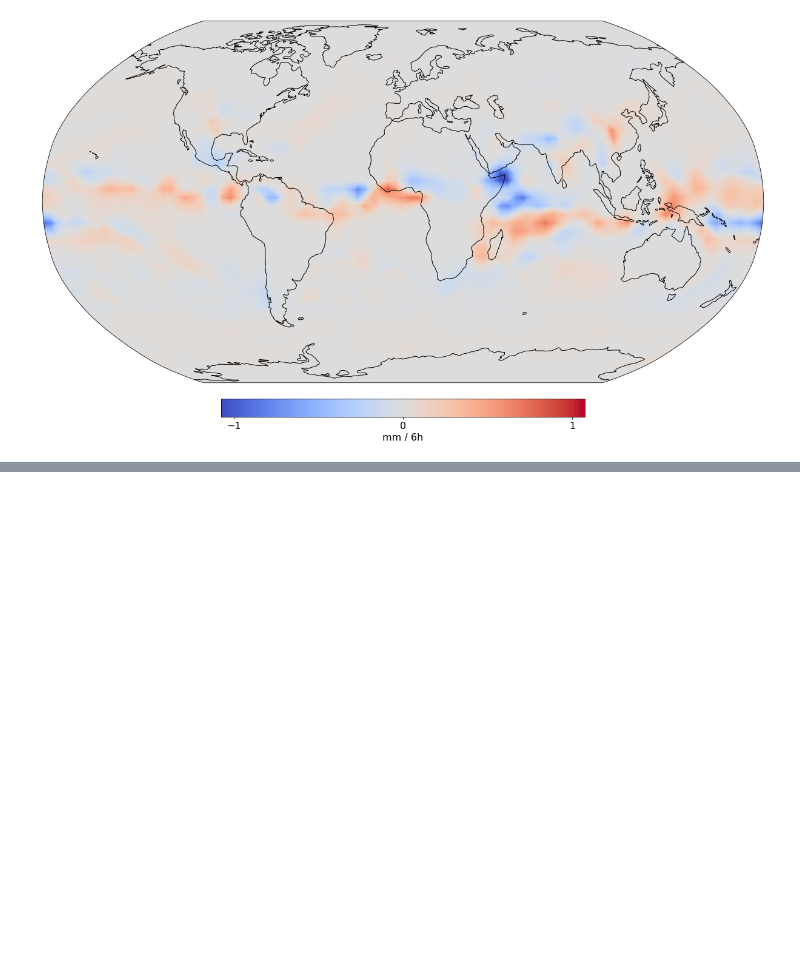
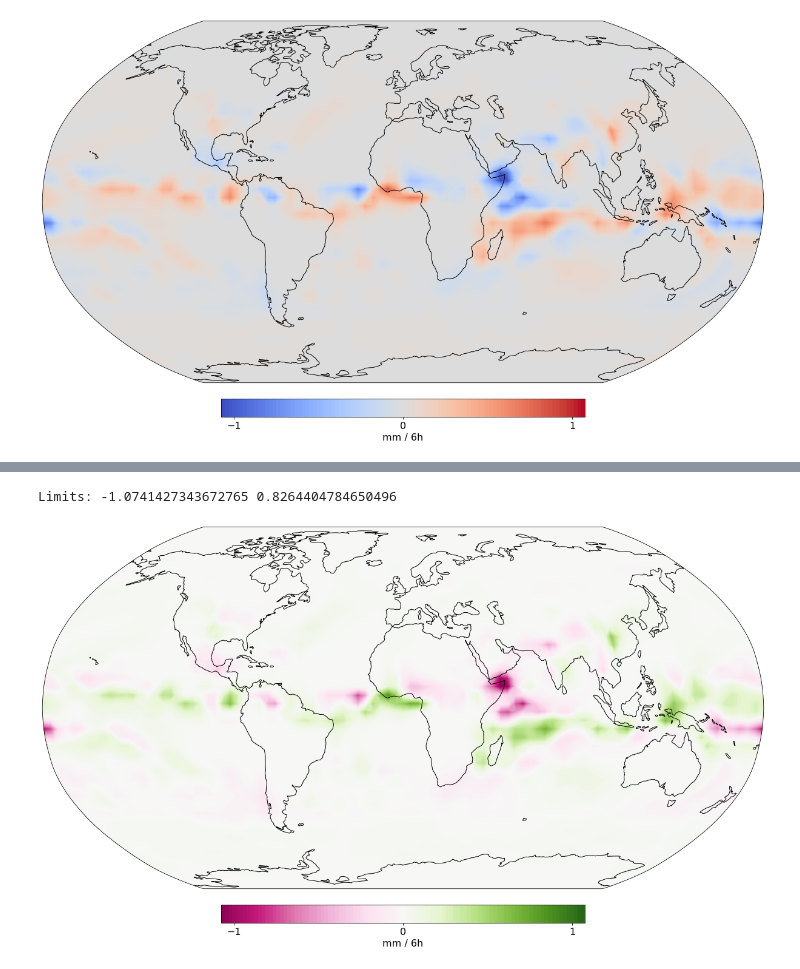
Before and after one commit to tomkimpson/speedy-1, a Jupyter notebook: jupyter_notebooks/paper/2b.Precipitation_globalmap.ipynb, the cells around one changed output, grey strips where cells are left out. Drawn from its saved outputs; the diff is of its cells as text; code cells hidden in the pictures; blank space fills up the shorter version.

```diff
--- a/jupyter_notebooks/paper/2b.Precipitation_globalmap.ipynb
+++ b/jupyter_notebooks/paper/2b.Precipitation_globalmap.ipynb
@@ -206,0 +212,5 @@ Limits: -1.0741427343672765 0.8264404784650496
+# %%
+RobinsonPlotDev(subs10,plt.cm.PiYG, lower_limit=subs10.weighted_precip.min(), upper_limit=-subs10.weighted_precip.min(), nlevs = 100,savefig=None,show_cbar=True)
+# %% [output]
+Limits: -1.0741427343672765 0.8264404784650496
+[figure, added]
```
Also changed, not shown: parts of 3 cells of this notebook, 25 other files.
